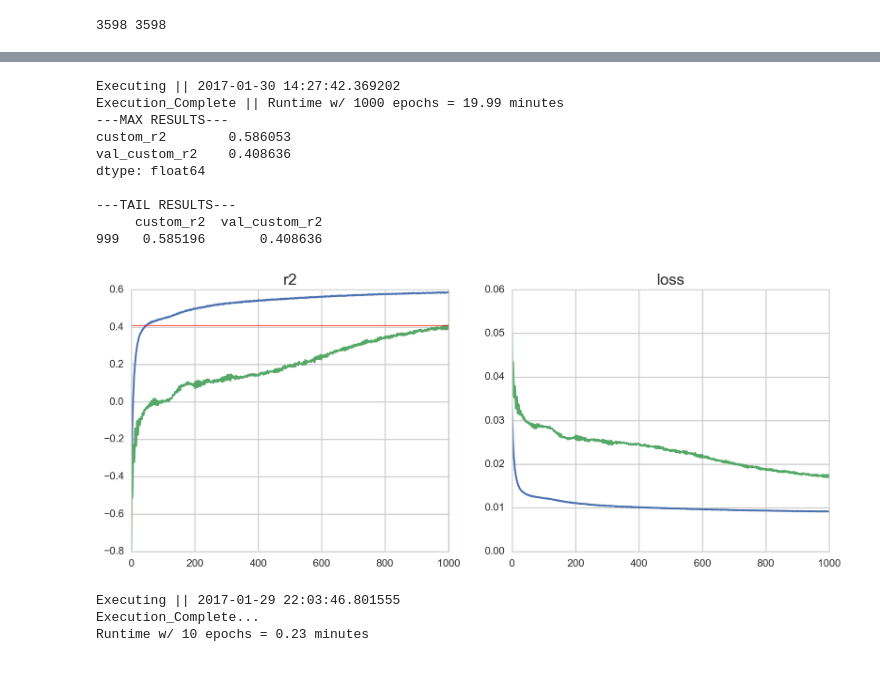
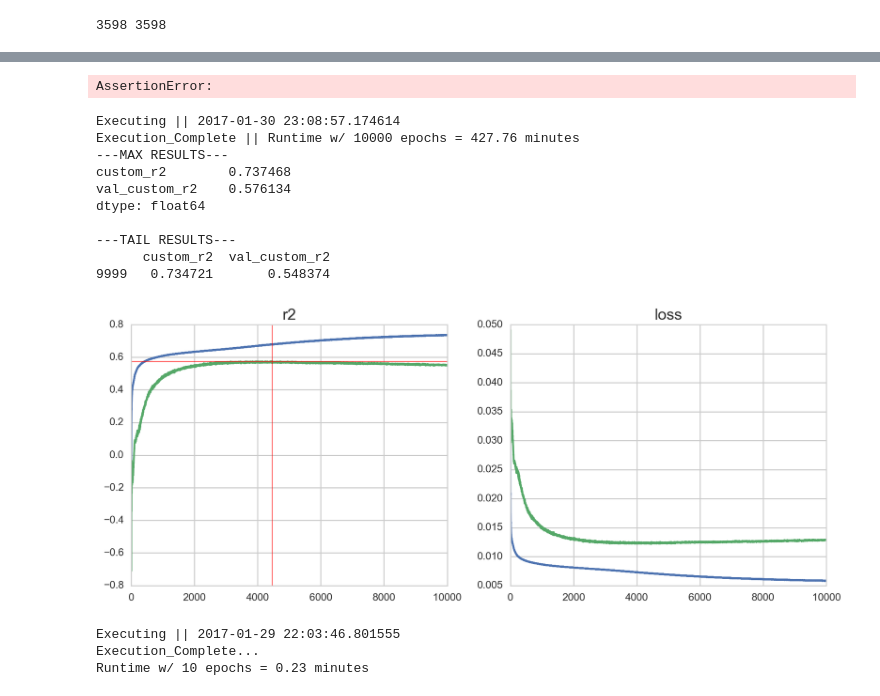
Before and after one commit to austinmwhaley/DSI-SF-4-austinmwhaley, a Jupyter notebook: capstone/uber_LSTM.ipynb, the cells around one changed output, grey strips where cells are left out. Drawn from its saved outputs; the diff is of its cells as text; code cells hidden in the pictures.

Commit message:
added changes to uber_LSTM -> Error still present

```diff
--- a/capstone/uber_LSTM.ipynb
+++ b/capstone/uber_LSTM.ipynb
@@ -131,20 +147,21 @@ def build_model(n_features, dropout, n_outputs, compile_model=1, load_weights=0,
     #INPUT
     inputs = Input((None, n_features))
     #DENSE_1
-    m = TimeDistributed(Dense(512, activation='relu'))(inputs)
+    m = TimeDistributed(Dense(1024, activation='relu'))(inputs)
     m = Dropout(dropout)(m)
     #DENSE_2
-    m = TimeDistributed(Dense(512, activation='relu'))(m)
+    m = TimeDistributed(Dense(1024, activation='relu'))(m)
     m = Dropout(dropout)(m)
     #DENSE_3
-    m = TimeDistributed(Dense(512, activation='relu'))(m)
+    m = TimeDistributed(Dense(1024, activation='relu'))(m)
     m = Dropout(dropout)(m)
     #DENSE_4
-    m = TimeDistributed(Dense(512, activation='relu'))(m)
+    m = TimeDistributed(Dense(1024, activation='relu'))(m)
     m = Dropout(dropout)(m)
     #DENSE_5
-    m = TimeDistributed(Dense(512, activation='relu'))(m)
+    m = TimeDistributed(Dense(1024, activation='relu'))(m)
     m = Dropout(dropout)(m)
+
     #OUTPUT
     out = TimeDistributed(Dense(n_outputs, activation='relu'))(m)
     #MODEL
@@ -241,26 +297,59 @@ def plot_neural_net_results(history, limit_r2=0, save_results=0):
+# %%
+#OK, i get the same assertion error regardless of inside our outside a function
+
+model = Sequential()
+
+#DENSE (2 Layers)
+model.add(TimeDistributed(Dense(512, activation='relu'), input_shape=(None, Xtr.shape[2])))
+model.add(Dropout(0.5))
+model.add(TimeDistributed(Dense(512, activation='relu')))
+model.add(Dropout(0.5))
+
+#LSTM (2 Layers)
+model.add(LSTM(1024))
+model.add(Dropout(0.5))
+
+#DENSE (2 Layers)
+model.add(TimeDistributed(Dense(512, activation='relu')))
+model.add(Dropout(0.5))
+model.add(TimeDistributed(Dense(512, activation='relu')))
+model.add(Dropout(0.5))
+
+# LSTM (1 Layer)
+model.add(LSTM(1024))
+model.add(Dropout(0.5))
+
+# DENSE (2 Layers)
+model.add(TimeDistributed(Dense(512, activation='relu')))
+model.add(Dropout(0.5))
+model.add(TimeDistributed(Dense(512, activation='relu')))
+model.add(Dropout(0.5))
+
+model.add(TimeDistributed(Dense(265, activation='relu')))
+model.compile(loss=loss, optimizer=Adamax(lr=lr), metrics=[custom_r2])
+# %% [output]
+AssertionError:
 # %%
-# ERROR: GRU & LSTM build funtions
-
 #1 - Build Model
 model = build_model(n_features=Xtr.shape[2], dropout=0.5, n_outputs=263, compile_model=1, load_weights=0, lr=0.001)
 
 #2 - Run Model
-history = run_neural_network(model=model, Xtr=Xtr, ytr=ytr, Xte=Xte, yte=yte, n_epochs=1000)
+history = run_neural_network(model=model, Xtr=Xtr, ytr=ytr, Xte=Xte, yte=yte, n_epochs=10000)
 
 #3 - Plot Model
 plot_neural_net_results(history, save_results=0)
 # %% [output]
-Executing || 2017-01-30 14:27:42.369202
-Execution_Complete || Runtime w/ 1000 epochs = 19.99 minutes
+Executing || 2017-01-30 23:08:57.174614
+Execution_Complete || Runtime w/ 10000 epochs = 427.76 minutes
 ---MAX RESULTS---
-custom_r2        0.586053
-val_custom_r2    0.408636
+custom_r2        0.737468
+val_custom_r2    0.576134
 dtype: float64
 
 ---TAIL RESULTS---
-     custom_r2  val_custom_r2
-999   0.585196       0.408636
+      custom_r2  val_custom_r2
+9999   0.734721       0.548374
-[figure, old version]
+[figure, new version]
 # %%
 #How to import from file not in directory
 # import imp
```
Also changed, not shown: parts of 6 cells of this notebook.
